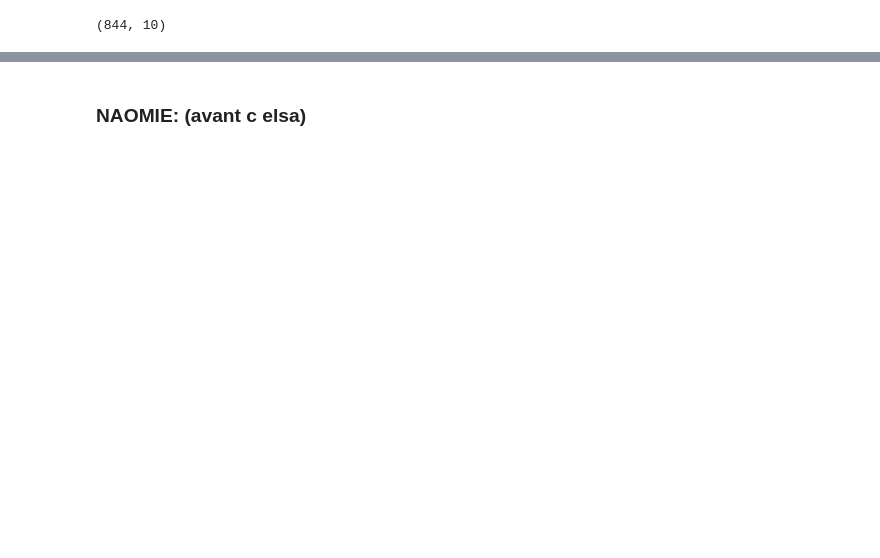
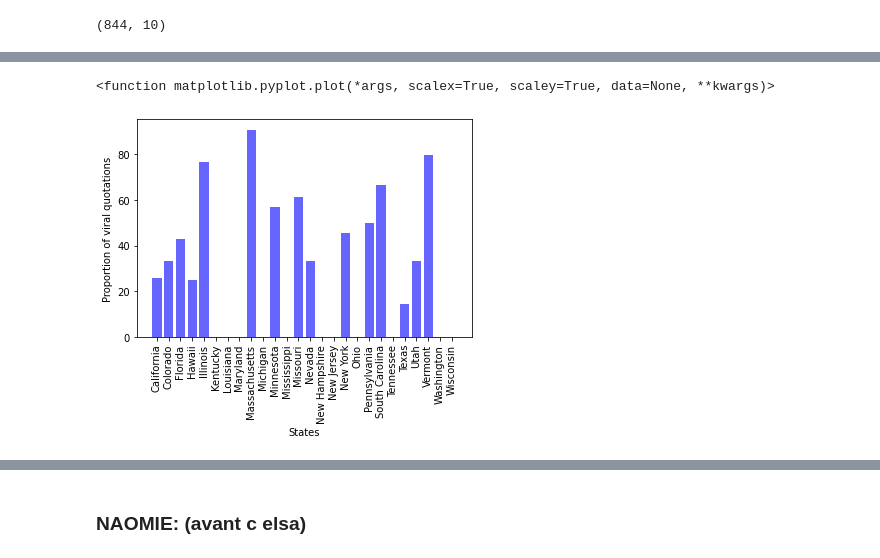
Before and after one commit to epfl-ada/ada-2021-project-ada_group_project, a Jupyter notebook: basic_exploration.ipynb, the cells around one changed output, grey strips where cells are left out. Drawn from its saved outputs; the diff is of its cells as text; code cells hidden in the pictures; blank space fills up the shorter version.

```diff
--- a/basic_exploration.ipynb
+++ b/basic_exploration.ipynb
@@ -104,3 +149,14 @@ Name: state_x, dtype: int64
+# %%
+grouped_by_state['proportional_numQuotations'] = (grouped_by_state.numQuotations/grouped_by_state.numOccurrences)*100
+
+plt.bar(grouped_by_state.index, 100-grouped_by_state.proportional_numQuotations, color='blue', alpha=0.6, label = "number of different quotations" )
+plt.xlabel('States')
+plt.ylabel('Proportion of viral quotations')
+plt.xticks(rotation=90)
+plt.plot
+# %% [output]
+<function matplotlib.pyplot.plot(*args, scalex=True, scaley=True, data=None, **kwargs)>
+[figure, added]
 # %%
 #read hate_crime_2015:
 hate_crime=pd.read_csv("data/hatecrime2015.csv")
```
Also changed, not shown: parts of 13 cells of this notebook.
